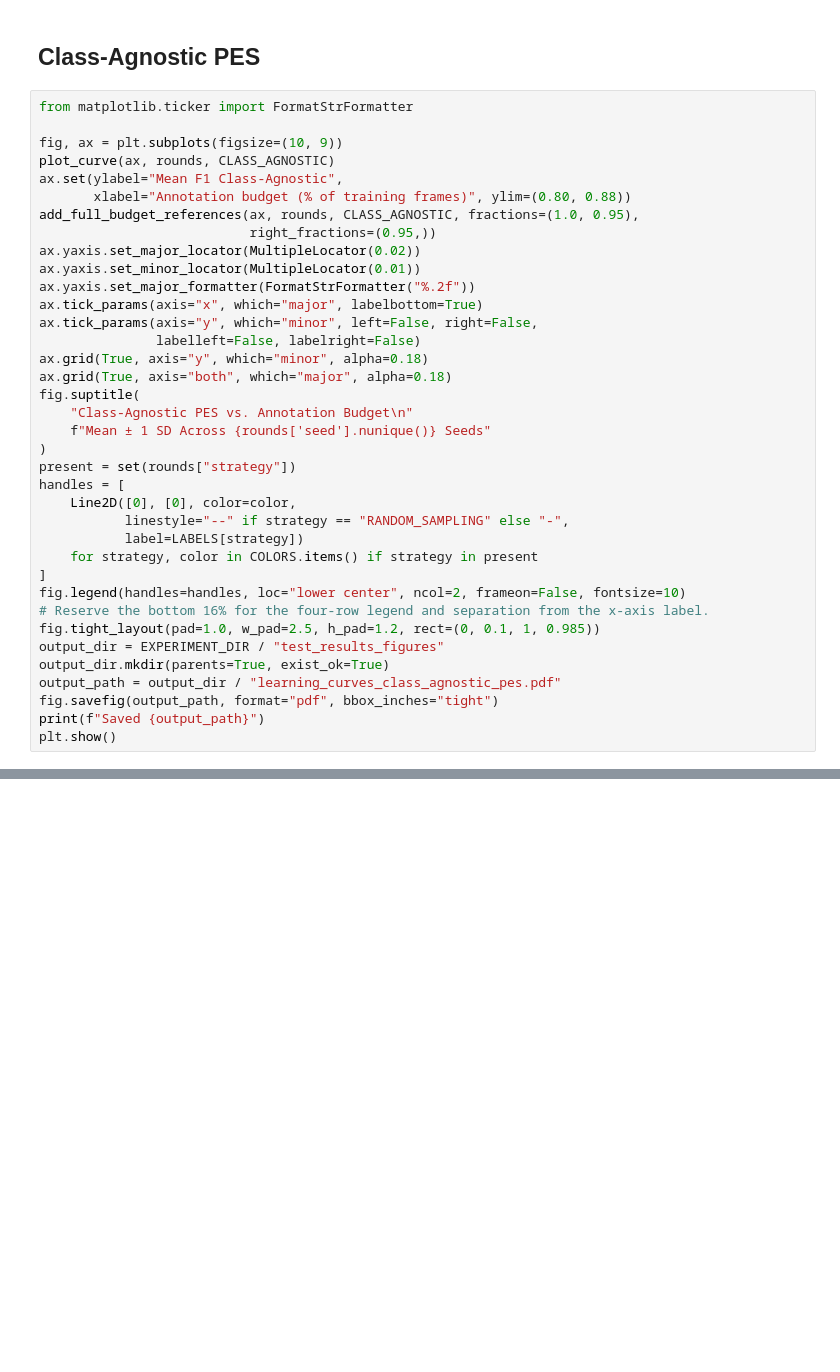
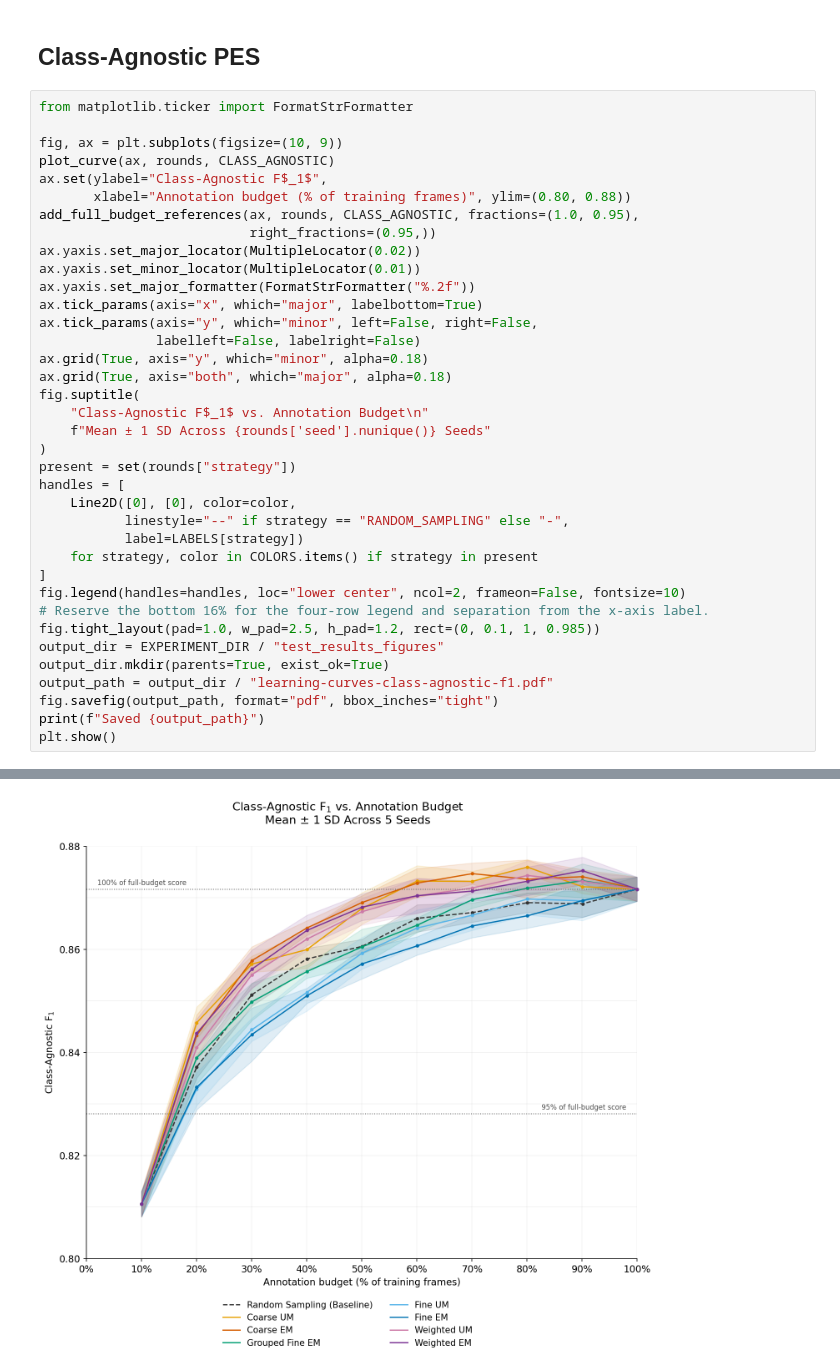
Before and after one commit to zackjh/alpes, a Jupyter notebook: experiments/4_active_learning_runs/test_results.ipynb, the cells around one changed output, grey strips where cells are left out. Cells and saved outputs as stored; diff of their text form; blank space fills up the shorter version.

```diff
--- a/experiments/4_active_learning_runs/test_results.ipynb
+++ b/experiments/4_active_learning_runs/test_results.ipynb
@@ -334,7 +395,7 @@ from matplotlib.ticker import FormatStrFormatter
 
 fig, ax = plt.subplots(figsize=(10, 9))
 plot_curve(ax, rounds, CLASS_AGNOSTIC)
-ax.set(ylabel="Mean F1 Class-Agnostic",
+ax.set(ylabel="Class-Agnostic F$_1$",
        xlabel="Annotation budget (% of training frames)", ylim=(0.80, 0.88))
 add_full_budget_references(ax, rounds, CLASS_AGNOSTIC, fractions=(1.0, 0.95),
                            right_fractions=(0.95,))
@@ -347,7 +408,7 @@ ax.tick_params(axis="y", which="minor", left=False, right=False,
 ax.grid(True, axis="y", which="minor", alpha=0.18)
 ax.grid(True, axis="both", which="major", alpha=0.18)
 fig.suptitle(
-    "Class-Agnostic PES vs. Annotation Budget\n"
+    "Class-Agnostic F$_1$ vs. Annotation Budget\n"
     f"Mean ± 1 SD Across {rounds['seed'].nunique()} Seeds"
 )
 present = set(rounds["strategy"])
@@ -362,7 +423,8 @@ fig.legend(handles=handles, loc="lower center", ncol=2, frameon=False, fontsize=
 fig.tight_layout(pad=1.0, w_pad=2.5, h_pad=1.2, rect=(0, 0.1, 1, 0.985))
 output_dir = EXPERIMENT_DIR / "test_results_figures"
 output_dir.mkdir(parents=True, exist_ok=True)
-output_path = output_dir / "learning_curves_class_agnostic_pes.pdf"
+output_path = output_dir / "learning-curves-class-agnostic-f1.pdf"
 fig.savefig(output_path, format="pdf", bbox_inches="tight")
 print(f"Saved {output_path}")
 plt.show()
+# %% [output]
@@ -369,3 +432,4 @@ plt.show()
+[figure, added]
 # %%
 class_agnostic_aulc = aulc_table(aulcs, {CLASS_AGNOSTIC: "AULC"})
 display(class_agnostic_aulc)
```
Also changed, not shown: parts of 5 cells of this notebook, 12 other files.
